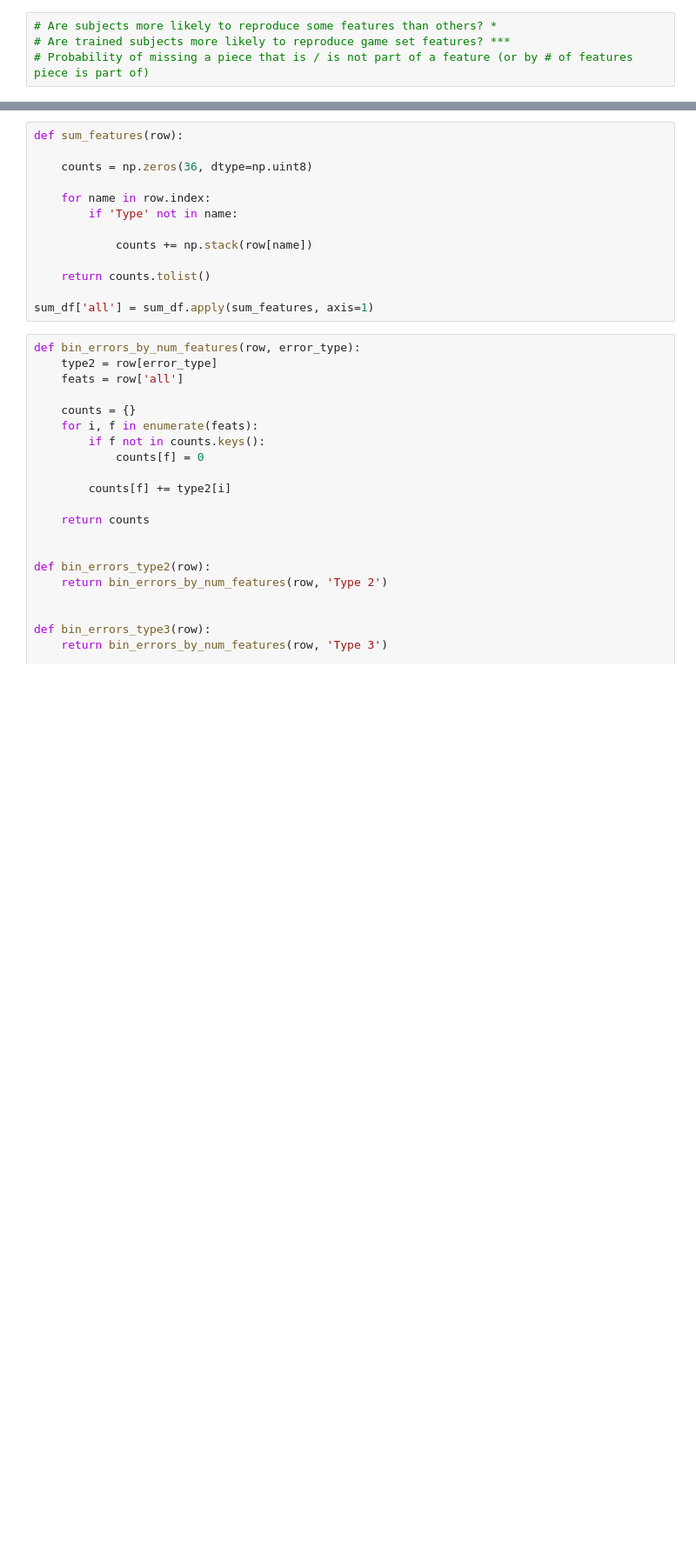
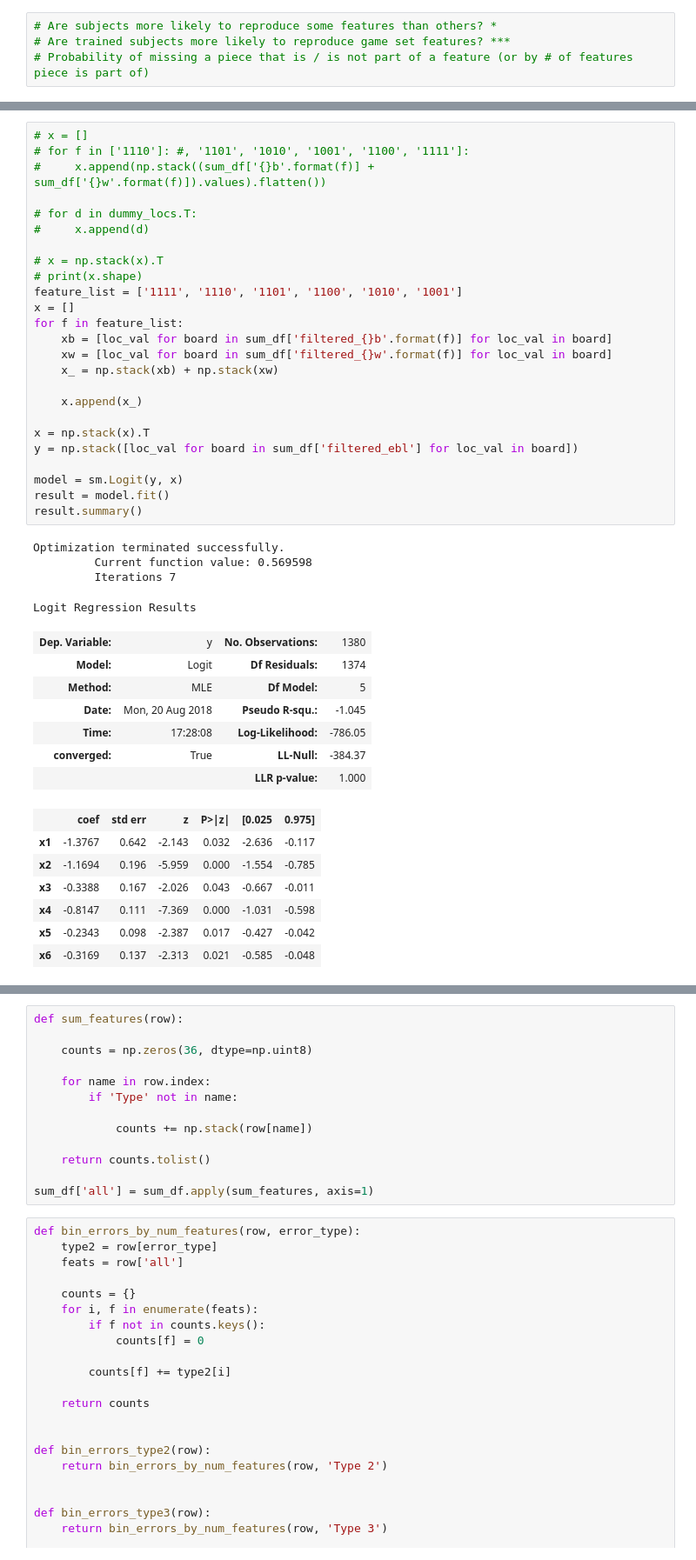
Before and after one commit to galbiati/mnk-cleaning-analysis, a Jupyter notebook: src/4 Feature Detection.ipynb, the cells around one changed output, grey strips where cells are left out. Shown at 87% size. Cells and saved outputs as stored; diff of their text form; blank space fills up the shorter version.

```diff
--- a/src/4 Feature Detection.ipynb
+++ b/src/4 Feature Detection.ipynb
@@ -143,0 +141,44 @@ sum_df = pd.concat([error_df, feature_count_df], axis=1)
+# %%
+# x = []
+# for f in ['1110']: #, '1101', '1010', '1001', '1100', '1111']:
+#     x.append(np.stack((sum_df['{}b'.format(f)] + sum_df['{}w'.format(f)]).values).flatten())
+
+# for d in dummy_locs.T:
+#     x.append(d)
+
+# x = np.stack(x).T
+# print(x.shape)
+feature_list = ['1111', '1110', '1101', '1100', '1010', '1001']
+x = []
+for f in feature_list:
+    xb = [loc_val for board in sum_df['filtered_{}b'.format(f)] for loc_val in board]
+    xw = [loc_val for board in sum_df['filtered_{}w'.format(f)] for loc_val in board]
+    x_ = np.stack(xb) + np.stack(xw)
+
+    x.append(x_)
+
+x = np.stack(x).T
+y = np.stack([loc_val for board in sum_df['filtered_ebl'] for loc_val in board])
+
+model = sm.Logit(y, x)
+result = model.fit()
+result.summary()
+# %% [output]
+Optimization terminated successfully.
+         Current function value: 0.569598
+         Iterations 7
+Logit Regression Results
+| Dep. Variable: | y | No. Observations: | 1380 |
+| Model: | Logit | Df Residuals: | 1374 |
+| Method: | MLE | Df Model: | 5 |
+| Date: | Mon, 20 Aug 2018 | Pseudo R-squ.: | -1.045 |
+| Time: | 17:28:08 | Log-Likelihood: | -786.05 |
+| converged: | True | LL-Null: | -384.37 |
+|  |  | LLR p-value: | 1.000 |
+|  | coef | std err | z | P>|z| | [0.025 | 0.975] |
+| x1 | -1.3767 | 0.642 | -2.143 | 0.032 | -2.636 | -0.117 |
+| x2 | -1.1694 | 0.196 | -5.959 | 0.000 | -1.554 | -0.785 |
+| x3 | -0.3388 | 0.167 | -2.026 | 0.043 | -0.667 | -0.011 |
+| x4 | -0.8147 | 0.111 | -7.369 | 0.000 | -1.031 | -0.598 |
+| x5 | -0.2343 | 0.098 | -2.387 | 0.017 | -0.427 | -0.042 |
+| x6 | -0.3169 | 0.137 | -2.313 | 0.021 | -0.585 | -0.048 |
```
Also changed, not shown: parts of 17 cells of this notebook, 14 other files.
